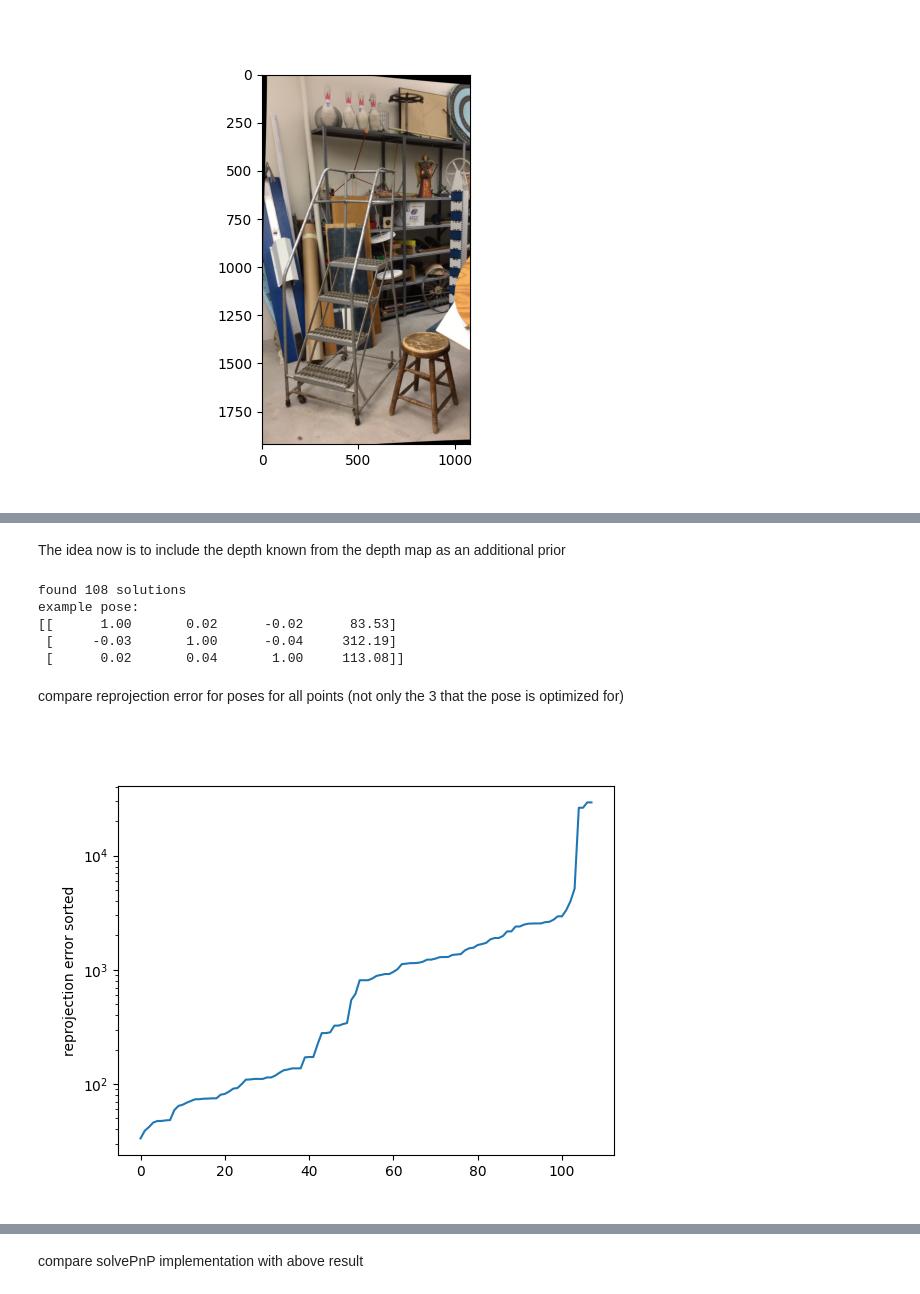
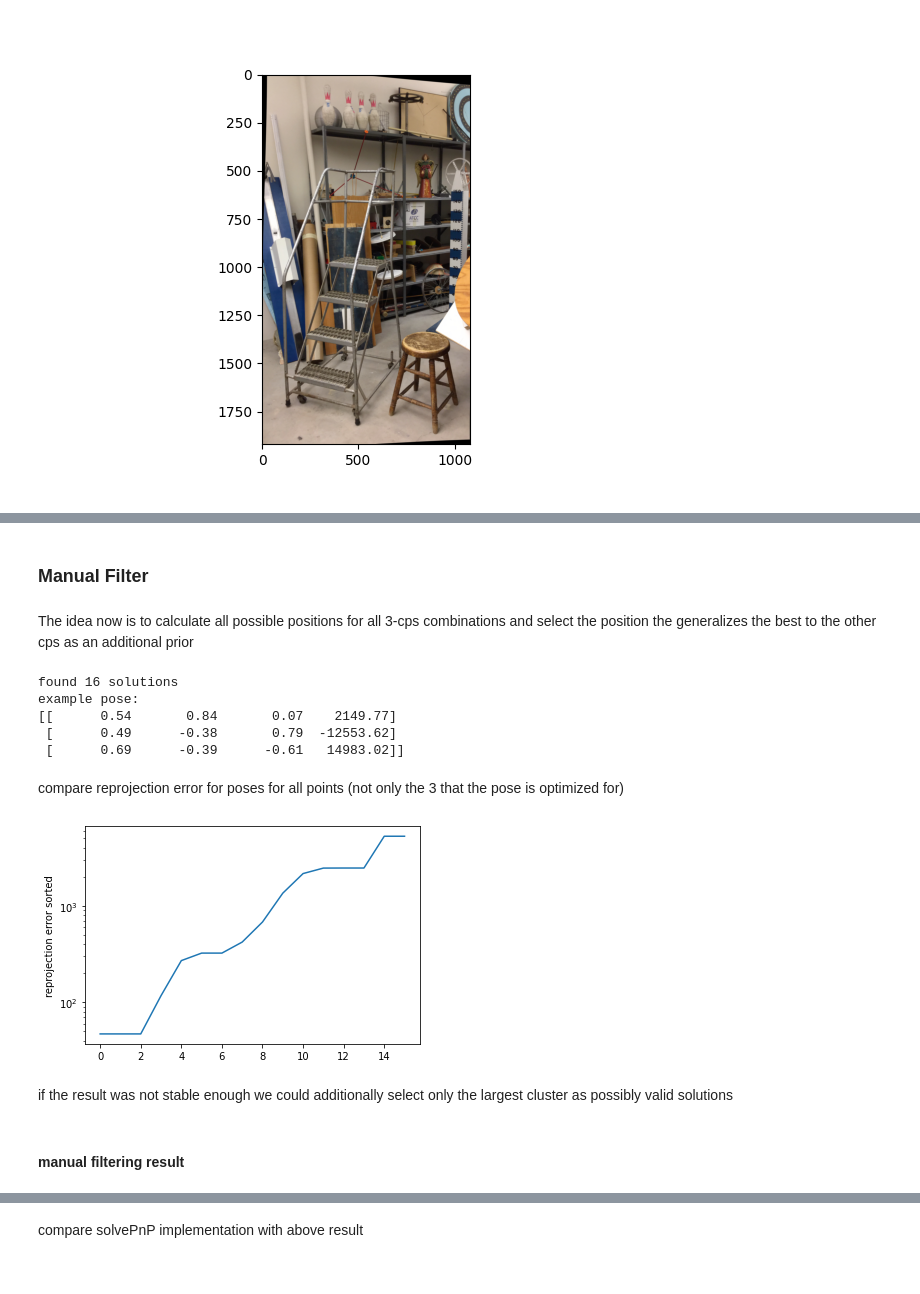
Before and after one commit to ushichka/dmcp, a Jupyter notebook: notebooks/solve_PnP_filter_repr_all.ipynb, the cells around one changed output, grey strips where cells are left out. Saved outputs shown, nothing was run; the diff lists cells and outputs as text; code cells hidden in the pictures.

Commit message:
validated dm to world reconstruction

```diff
--- a/notebooks/solve_PnP_filter_repr_all.ipynb
+++ b/notebooks/solve_PnP_filter_repr_all.ipynb
@@ -11,8 +11,8 @@ import pyvista as pv
 import imageio.v3 as iio
 np.set_printoptions(formatter={"float": "{:10.2f}".format})
 # %%
-img_path = "c:/data/middlebury/all/data/ladder1/im0.png"
-dispm_path = "c:/data/middlebury/all/data/ladder1/disp0.pfm"
+img_path = "~/data/middlebury/all/data/ladder1/im0.png"
+dispm_path = "~/data/middlebury/all/data/ladder1/disp0.pfm"
 f = 1733.68
 cam = np.array([[f, 0, 819.72], [0, f, 957.55], [0, 0, 1]])
 baseline=221.13
@@ -66,10 +66,10 @@ mesh.plot(scalars='colors',rgb=True,notebook=False, eye_dome_lighting=True)
 # %%
-#from src.dmcpworkflow.annotate_points import annotate
-
+from src.dmcpworkflow.annotate_points import annotate
+import matplotlib as mpl
 #print(f"interactive matplotlib: {plt.isinteractive()}")
-#mpl.use("QT5Agg")
-#cps = annotate(im[:,:,0],dm) # exactly nonplanar 6 do seem best
-#%matplotlib inline
+mpl.use("TKAgg")
+cps = annotate(im[:,:,0],dm) # exactly nonplanar 6 do seem best
+%matplotlib inline
 #print(cps)
 # %%
 #cps[:,2:] = cps[:,:2]
@@ -83,13 +83,13 @@ mesh.plot(scalars='colors',rgb=True,notebook=False, eye_dome_lighting=True)
 #       [ 418.05460602, 1436.6899603 ,  418.05460602, 1436.6899603 ],
 #       [ 715.20822959, 1488.36885136,  715.20822959, 1488.36885136]])
 
-cps = np.array([[    702.29,    1677.00   ,  704.87  ,  1679.58],
- [    898.67  ,  1757.10   ,  898.67 ,   1754.52],
- [   1002.03,    1674.41 ,    994.27  ,  1664.08],
- [    968.43 ,   1540.05,     968.43  ,  1545.22],
- [    890.92 ,   1586.56,     885.75   , 1583.97],
- [    735.88 ,   1532.30   ,  738.46   , 1534.88],
- [    141.57 ,    863.05   ,  138.99  ,   870.81]])
+#cps = np.array([[    702.29,    1677.00   ,  704.87  ,  1679.58],
+# [    898.67  ,  1757.10   ,  898.67 ,   1754.52],
+# [   1002.03,    1674.41 ,    994.27  ,  1664.08],
+# [    968.43 ,   1540.05,     968.43  ,  1545.22],
+# [    890.92 ,   1586.56,     885.75   , 1583.97],
+# [    735.88 ,   1532.30   ,  738.46   , 1534.88],
+# [    141.57 ,    863.05   ,  138.99  ,   870.81]])
 # %%
 plt.figure()
 plt.imshow(im[:,:,0])
@@ -203,5 +194,7 @@ we need to add more constraints!
+# %% [markdown]
+### Manual Filter
 # %% [markdown]
-The idea now is to include the depth known from the depth map as an additional prior
+The idea now is to calculate all possible positions for all 3-cps combinations and select the position the generalizes the best to the other cps as an additional prior
 # %%
 import cv2
 from itertools import combinations
@@ -239,11 +232,11 @@ for sol in possible_solutions:
 
 print(f"example pose:\n{possible_poses[0]}")
 # %% [output]
-found 108 solutions
+found 16 solutions
 example pose:
-[[      1.00       0.02      -0.02      83.53]
- [     -0.03       1.00      -0.04     312.19]
- [      0.02       0.04       1.00     113.08]]
+[[      0.54       0.84       0.07    2149.77]
+ [      0.49      -0.38       0.79  -12553.62]
+ [      0.69      -0.39      -0.61   14983.02]]
 # %%
 ts = []
 for pose in possible_poses:
@@ -267,35 +255,37 @@ for i in range(len(possible_poses)):
     pose_hat = np.vstack((pose,[0,0,0,1]))
 
     extr = la.inv(pose_hat)[:3,:]
     P = cam @ extr
 
     reprojected = P @ world_pts_hat
     reprojected = reprojected.T
     repr0 = reprojected[:,0] / reprojected[:,-1]
     repr1 = reprojected[:,1] / reprojected[:,-1]
     repr = np.vstack((repr0,repr1)).T
     repr_err = np.sum(abs(repr - cps[:,:2]))
     repr_errs.append(repr_err)
 
 repr_errs = np.array(repr_errs)
 
 
 ts_mesh["log_errors"] = np.log(repr_errs)
 
 pl = pv.Plotter(off_screen=False,notebook=False)
-pl.add_mesh(mesh, scalars="colors",rgb=True, render_points_as_spheres=True)
+pl.add_mesh(mesh, scalars="colors",rgb=True, point_size=0.5)
 pl.add_mesh(ts_mesh, scalars="log_errors", point_size=10, render_points_as_spheres=True)
 pl.show()
 
 repr_errs_sorted = np.sort(repr_errs)
 
 plt.figure()
 plt.plot(np.arange(repr_errs_sorted.shape[0]),repr_errs_sorted[:])
 plt.ylabel("reprojection error sorted")
 plt.gca().set_yscale('log')
 plt.show()
 # %% [output]
-[figure, old version]
+[figure, new version]
+# %% [markdown]
+if the result was not stable enough we could additionally select only the largest cluster as possibly valid solutions
 # %%
 #from sklearn.cluster import AgglomerativeClustering
 #
@@ -310,6 +300,8 @@ plt.show()
 #pl.add_mesh(mesh, scalars="colors",rgb=True, render_points_as_spheres=True)
 #pl.add_mesh(ts_mesh, scalars="cluster", point_size=10, render_points_as_spheres=True)
 #pl.show()
+# %% [markdown]
+#### manual filtering result
 # %%
 min_err = np.inf
 min_i = None
```
Also changed, not shown: parts of 19 cells of this notebook, 3 other files.
